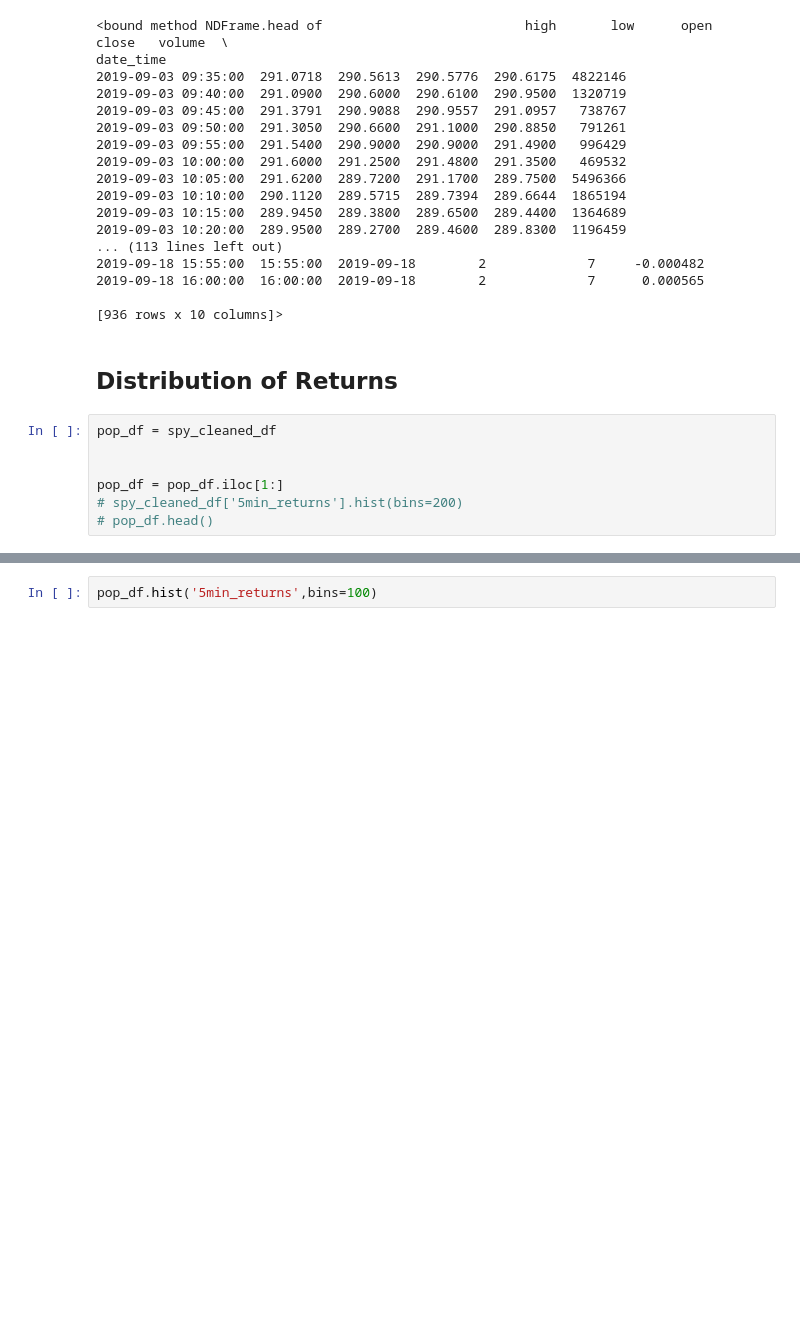
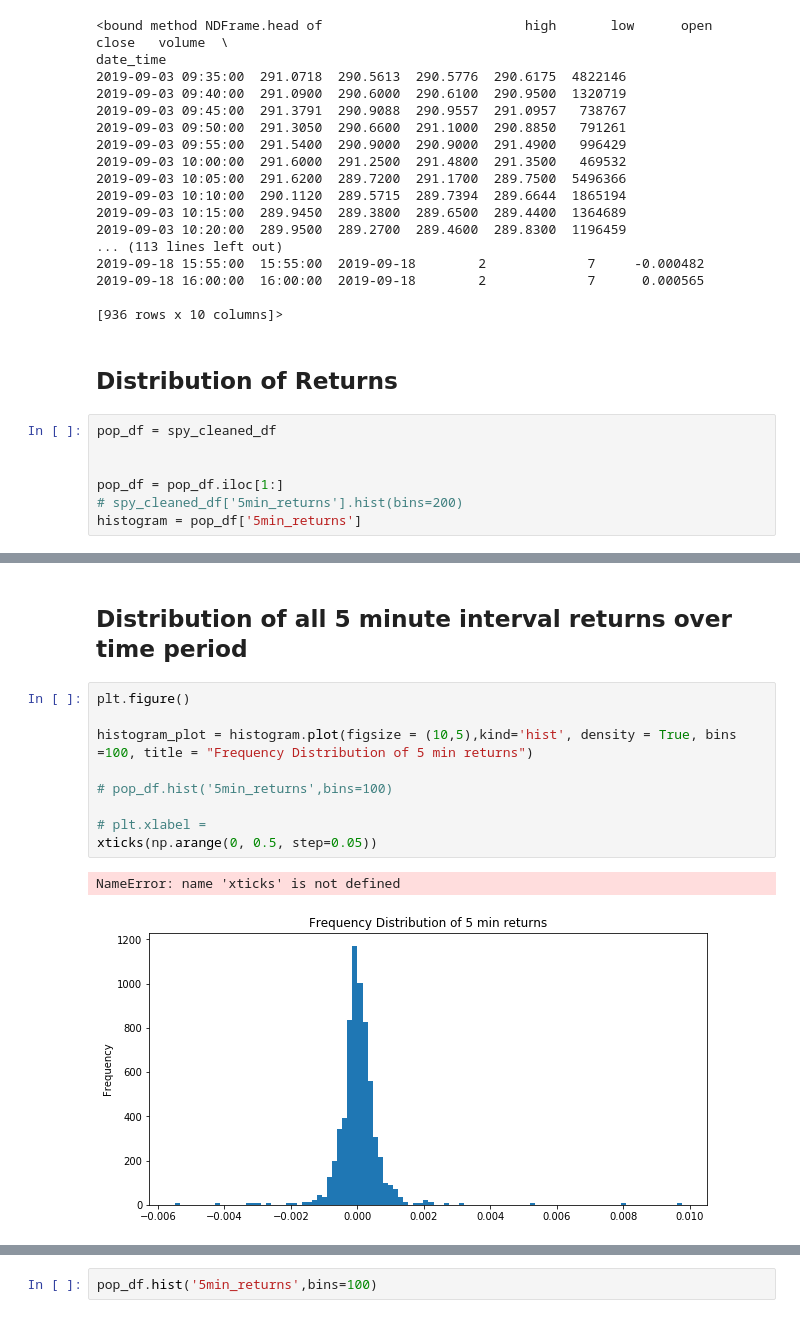
Before and after one commit to JTMachen/Project_1, a Jupyter notebook: brent-5_min_intervals.ipynb, the cells around one changed output, grey strips where cells are left out. Saved outputs shown, nothing was run; the diff lists cells and outputs as text; blank space fills up the shorter version.

Commit message:
xticks attempts

```diff
--- a/brent-5_min_intervals.ipynb
+++ b/brent-5_min_intervals.ipynb
@@ -252,7 +250,7 @@ pop_df = spy_cleaned_df
 
 pop_df = pop_df.iloc[1:]
 # spy_cleaned_df['5min_returns'].hist(bins=200)
-# pop_df.head()
+histogram = pop_df['5min_returns']
 # %%
 pop_mean = pop_df.groupby('trading_hour').mean()
 
@@ -268,0 +261,14 @@ pop_mean
+# %% [markdown]
+## Distribution of all 5 minute interval returns over time period
+# %%
+plt.figure()
+
+histogram_plot = histogram.plot(figsize = (10,5),kind='hist', density = True, bins =100, title = "Frequency Distribution of 5 min returns")
+
+# pop_df.hist('5min_returns',bins=100)
+
+# plt.xlabel =
+xticks(np.arange(0, 0.5, step=0.05))
+# %% [output]
+NameError: name 'xticks' is not defined
+[figure, added]
```
Also changed, not shown: parts of 8 cells of this notebook.
